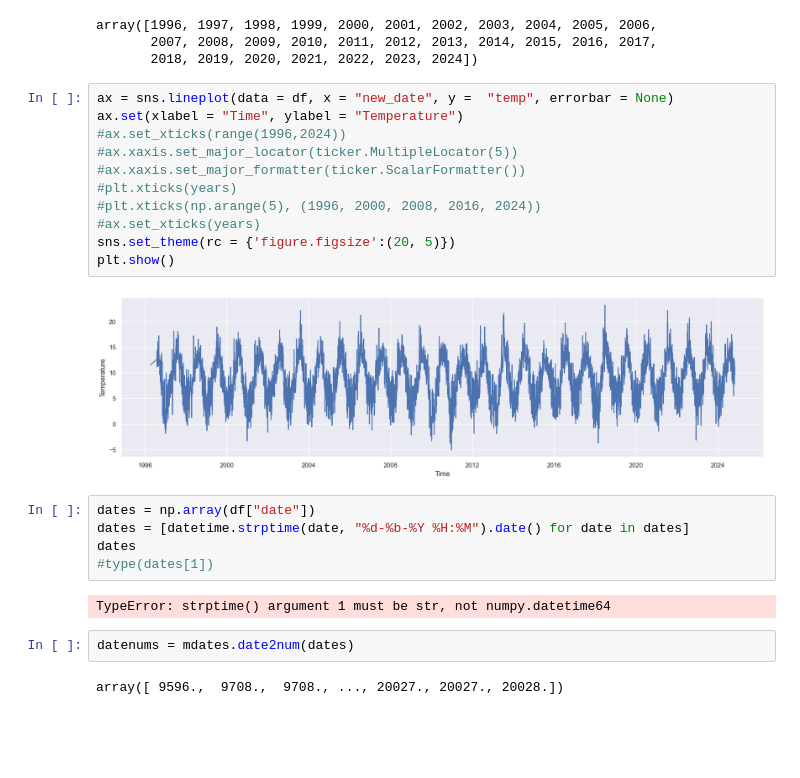
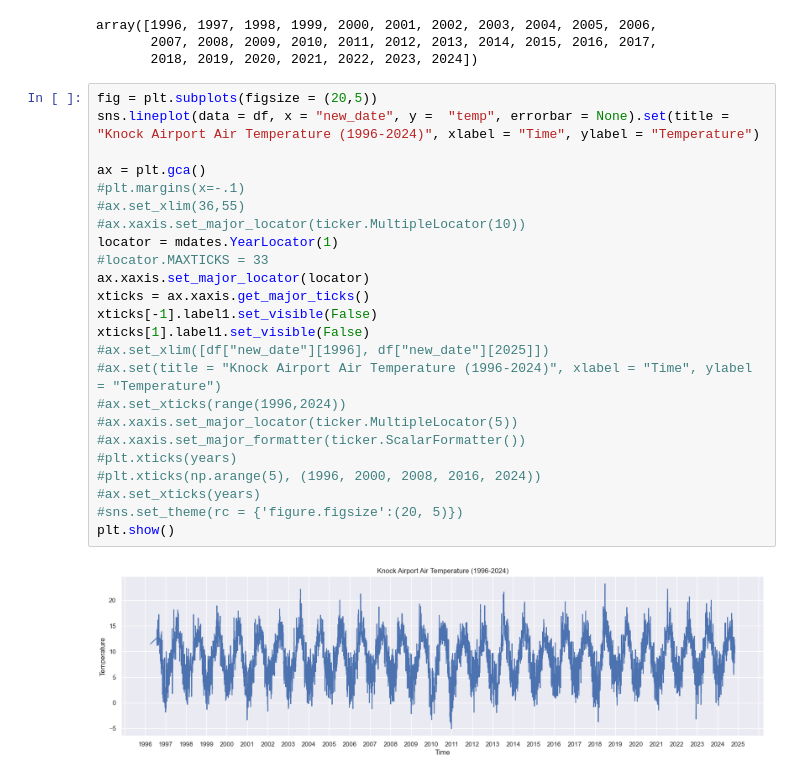
Before and after one commit to NiallRussell/PDFA-assignments, a Jupyter notebook: assignment_6_weather.ipynb, the cells around one changed output. Saved outputs shown, nothing was run; the diff lists cells and outputs as text; blank space fills up the shorter version.

Commit message:
Temperature plot

```diff
--- a/assignment_6_weather.ipynb
+++ b/assignment_6_weather.ipynb
@@ -62,26 +62,28 @@ array([1996, 1997, 1998, 1999, 2000, 2001, 2002, 2003, 2004, 2005, 2006,
        2007, 2008, 2009, 2010, 2011, 2012, 2013, 2014, 2015, 2016, 2017,
        2018, 2019, 2020, 2021, 2022, 2023, 2024])
 # %%
-ax = sns.lineplot(data = df, x = "new_date", y =  "temp", errorbar = None)
-ax.set(xlabel = "Time", ylabel = "Temperature")
+fig = plt.subplots(figsize = (20,5))
+sns.lineplot(data = df, x = "new_date", y =  "temp", errorbar = None).set(title = "Knock Airport Air Temperature (1996-2024)", xlabel = "Time", ylabel = "Temperature")
+
+ax = plt.gca()
+#plt.margins(x=-.1)
+#ax.set_xlim(36,55)
+#ax.xaxis.set_major_locator(ticker.MultipleLocator(10))
+locator = mdates.YearLocator(1)
+#locator.MAXTICKS = 33
+ax.xaxis.set_major_locator(locator)
+xticks = ax.xaxis.get_major_ticks()
+xticks[-1].label1.set_visible(False)
+xticks[1].label1.set_visible(False)
+#ax.set_xlim([df["new_date"][1996], df["new_date"][2025]])
+#ax.set(title = "Knock Airport Air Temperature (1996-2024)", xlabel = "Time", ylabel = "Temperature")
 #ax.set_xticks(range(1996,2024))
 #ax.xaxis.set_major_locator(ticker.MultipleLocator(5))
 #ax.xaxis.set_major_formatter(ticker.ScalarFormatter())
 #plt.xticks(years)
 #plt.xticks(np.arange(5), (1996, 2000, 2008, 2016, 2024))
 #ax.set_xticks(years)
-sns.set_theme(rc = {'figure.figsize':(20, 5)})
+#sns.set_theme(rc = {'figure.figsize':(20, 5)})
 plt.show()
 # %% [output]
-[figure, old version]
+[figure, new version]
-# %%
-dates = np.array(df["date"])
-dates = [datetime.strptime(date, "%d-%b-%Y %H:%M").date() for date in dates]
-dates
-#type(dates[1])
-# %% [output]
-TypeError: strptime() argument 1 must be str, not numpy.datetime64
-# %%
-datenums = mdates.date2num(dates)
-# %% [output]
-array([ 9596.,  9708.,  9708., ..., 20027., 20027., 20028.])
```
Also changed, not shown: parts of 1 cell of this notebook, 1 other file.
